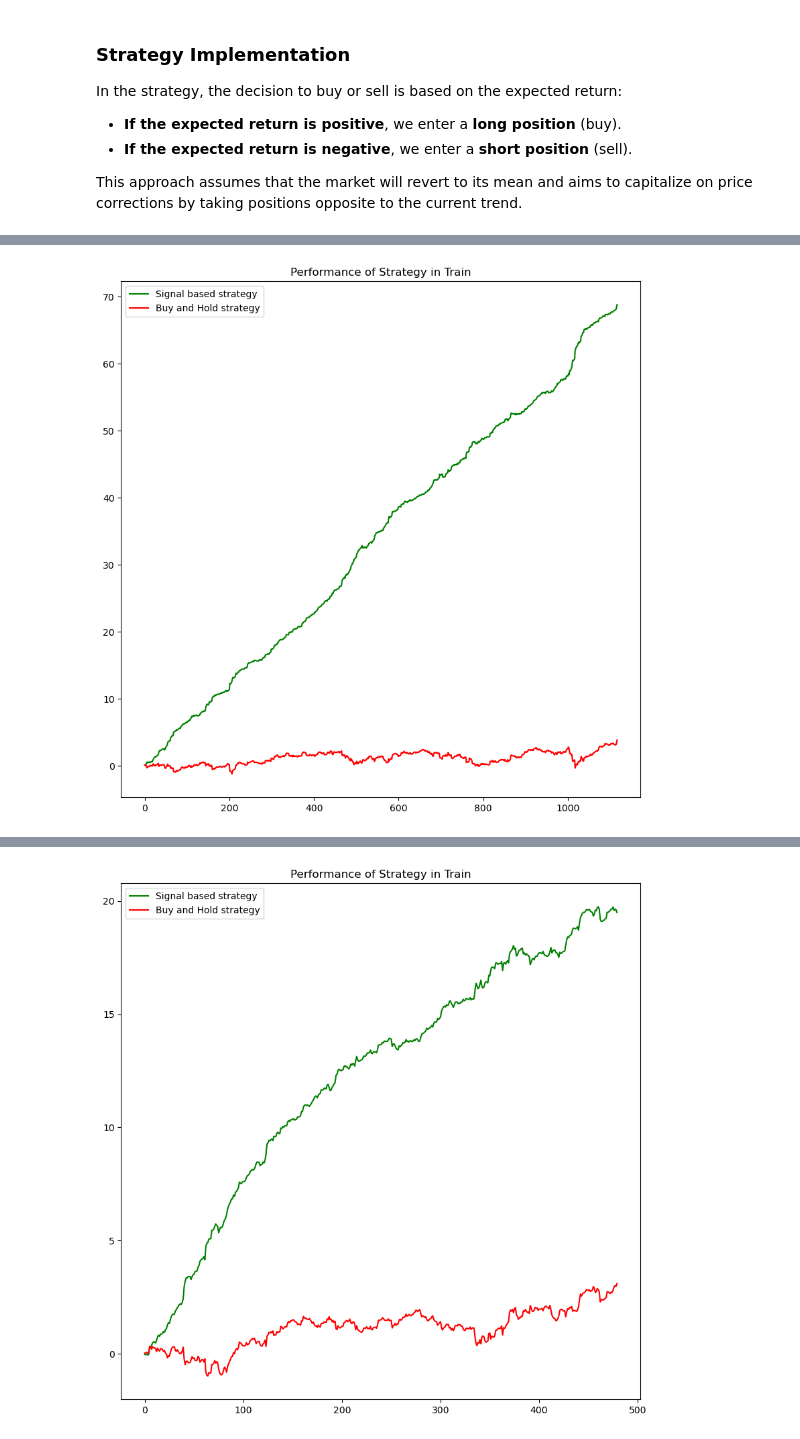
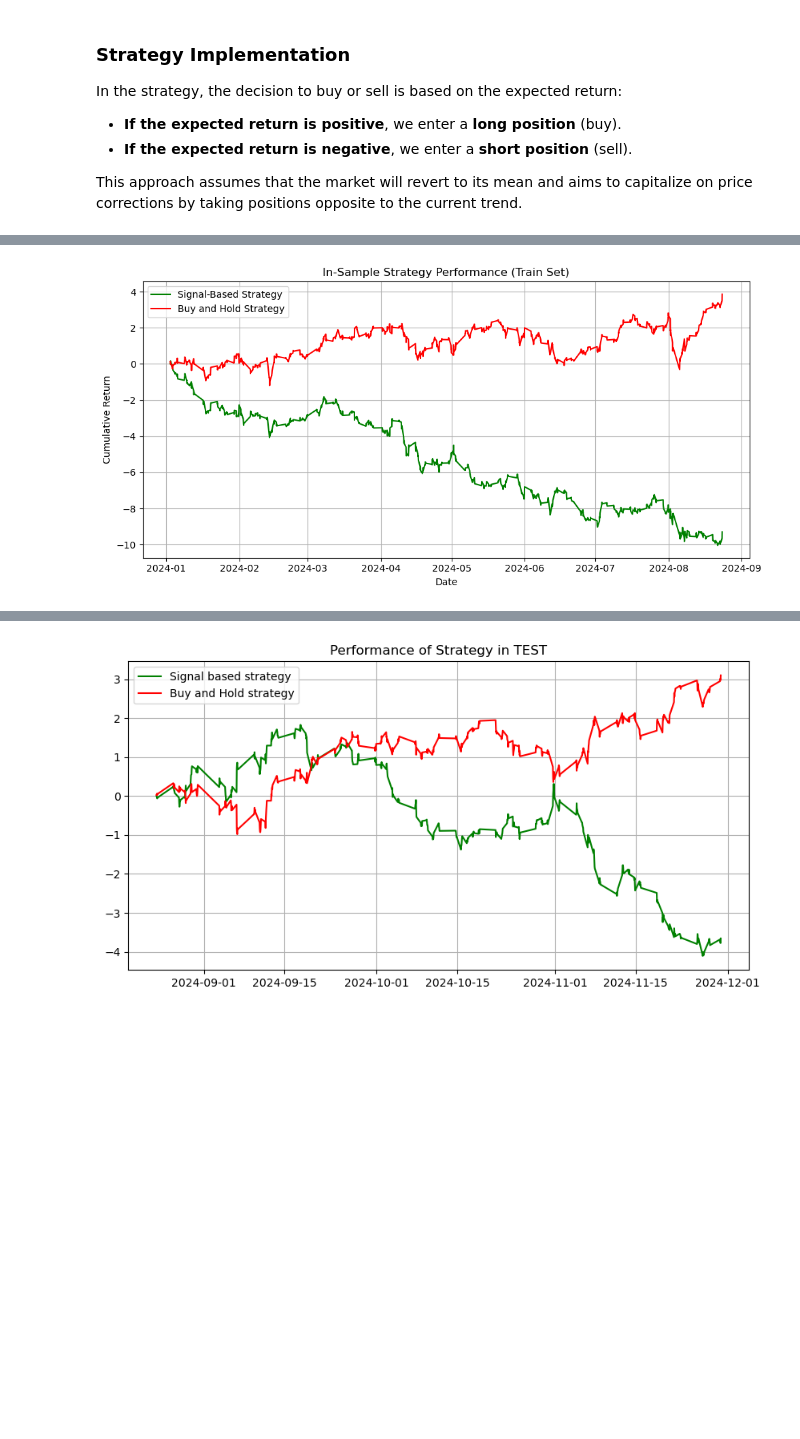
Before and after one commit to spinortechnologies/spinortechnologies, a Jupyter notebook: Strategies/Arbitrage/Statistical/Correlacion.ipynb, the cells around one changed output, grey strips where cells are left out. Saved outputs shown, nothing was run; the diff lists cells and outputs as text; code cells hidden in the pictures; blank space fills up the shorter version.

```diff
--- a/Strategies/Arbitrage/Statistical/Correlacion.ipynb
+++ b/Strategies/Arbitrage/Statistical/Correlacion.ipynb
@@ -361,47 +356,54 @@ In the strategy, the decision to buy or sell is based on the expected return:
 
 This approach assumes that the market will revert to its mean and aims to capitalize on price corrections by taking positions opposite to the current trend.
 # %%
-# Train
-# Calculamos la señal comparando la predicción con 0
-commission = 0.001   # 0.1% por cambio de posición
+commission = 0.001   # 0.1% transaction cost per traded volume
 
-train['Order'] = [1 if pred > 0 else -1 for pred in train['PredictedY']]
+# Vectorized signal generation (1 = Long, -1 = Short)
+train_signal = np.where(train['PredictedY'] > 0, 1, -1)
 
-train['Change'] = train['Order'].diff().fillna(0).abs() > 0
+train['Order'] = pd.Series(train_signal, index=train.index).shift(1).fillna(0)
 
-# Comisión aplicada en el momento del cambio
-train['CommissionCost'] = train['Change'] * commission
 
-print(train['CommissionCost'].head())
+train['CommissionCost'] = train['Order'].diff().fillna(0).abs() * commission
 
+# Calculate net returns and equity curve
 train['Profit'] = train['ret_EWC'] * train['Order'] - train['CommissionCost']
 train['Wealth'] = train['Profit'].cumsum()
-print('Total profit made in Train: ', train['Profit'].sum())
 
-plt.figure(figsize=(10, 10))
-plt.title('Performance of Strategy in Train')
-plt.plot(train['Wealth'].values, color='green', label='Signal based strategy')
-plt.plot(train['ret_EWC'].cumsum().values, color='red', label='Buy and Hold strategy')
+print('\nTotal Net Profit in Train Set: ', train['Profit'].sum())
+
+# Plotting Train Performance
+plt.figure(figsize=(10, 5))
+plt.title('In-Sample Strategy Performance (Train Set)')
+plt.plot(train.index, train['Wealth'], color='green', label='Signal-Based Strategy')
+plt.plot(train.index, train['ret_EWC'].cumsum(), color='red', label='Buy and Hold Strategy')
+plt.xlabel('Date')
+plt.ylabel('Cumulative Return')
 plt.legend()
+plt.grid(True)
+plt.tight_layout()
 plt.show()
 
+test_signal = np.where(test['PredictedY'] > 0, 1, -1)
 
-test['Order'] = [1 if pred > 0 else -1 for pred in test['PredictedY']]
+# Aplicamos el mismo SHIFT en el test set para evitar viajar en el tiempo
+test['Order'] = pd.Series(test_signal, index=test.index).shift(1).fillna(0)
 
-print(test[['PredictedY', 'Order']].head(10))
+print(test[['PredictedY', 'Order']].head())
 
-test['Change'] = test['Order'].diff().fillna(0).abs() > 0
-
-test['CommissionCost'] = test['Change'] * commission
+# Aplicamos la misma lógica de comisiones justas
+test['CommissionCost'] = test['Order'].diff().fillna(0).abs() * commission
 
 test['Profit'] = test['ret_EWC'] * test['Order'] - test['CommissionCost']
 test['Wealth'] = test['Profit'].cumsum()
-print('Total profit made in Train: ', test['Profit'].sum())
 
-plt.figure(figsize=(10, 10))
-plt.title('Performance of Strategy in Train')
-plt.plot(test['Wealth'].values, color='green', label='Signal based strategy')
-plt.plot(test['ret_EWC'].cumsum().values, color='red', label='Buy and Hold strategy')
+print('Total profit made in TEST: ', test['Profit'].sum()) # Corregido el print
+
+plt.figure(figsize=(10, 5))
+plt.title('Performance of Strategy in TEST') # Corregido el título
+plt.plot(test.index, test['Wealth'], color='green', label='Signal based strategy')
+plt.plot(test.index, test['ret_EWC'].cumsum(), color='red', label='Buy and Hold strategy')
 plt.legend()
+plt.grid(True)
 plt.show()
 # %% [output]
@@ -416,3 +411,3 @@ Total profit made in Train:  68.796
-[figure, old version]
+[figure, new version]
                      PredictedY  Order
 time
@@ -430,4 +420,4 @@ Total profit made in Train:  19.495999999999945
-[figure, old version]
+[figure, new version]
 # %%
 # Ajustar la serie de Wealth sumando el precio inicial (solo si se requiere evitar valores negativos)
 train['Wealth'] = train['Wealth'] + train.loc[train.index[0], 'Price']
```
Also changed, not shown: parts of 10 cells of this notebook, 6 other files.
